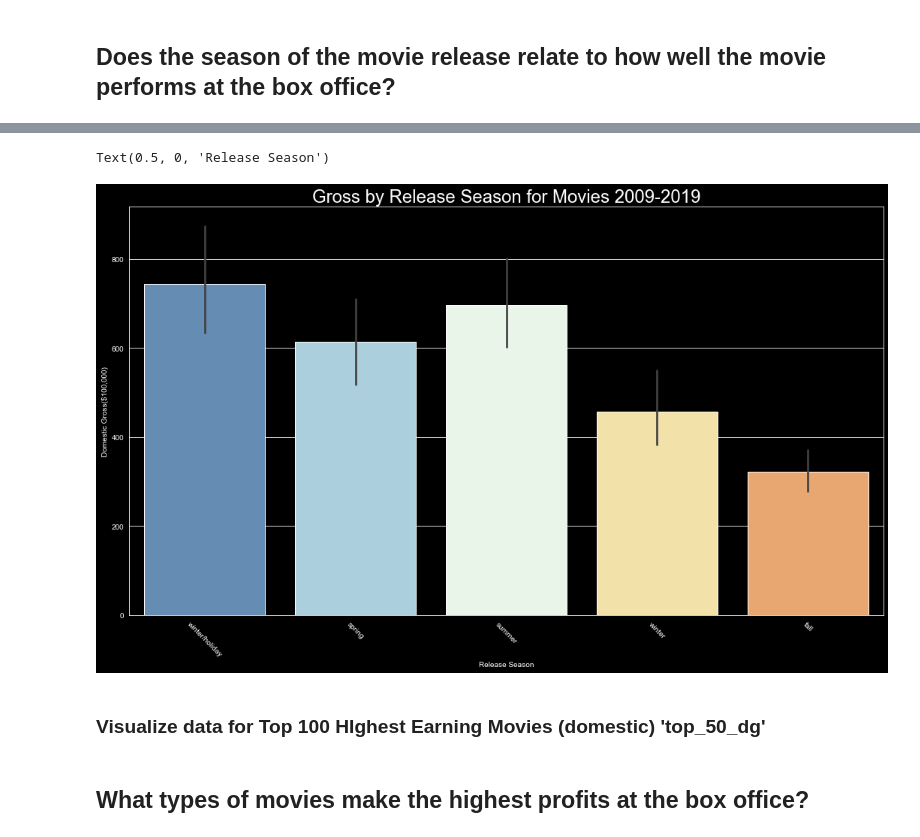
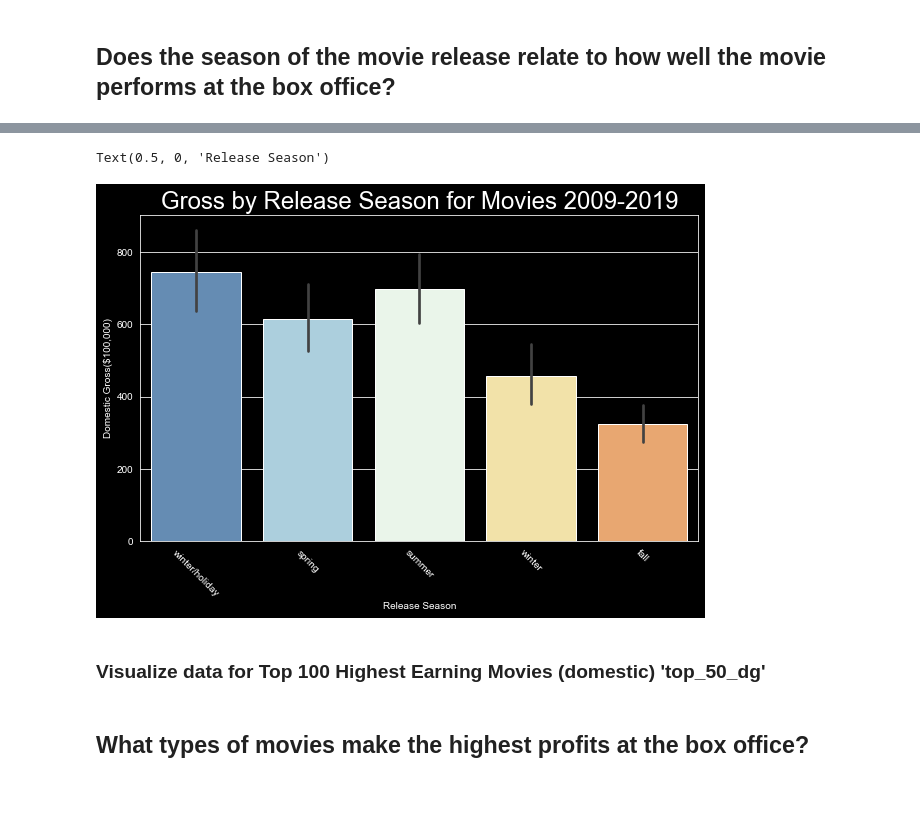
Before and after one commit to 8REN/MovieBudgets, a Jupyter notebook: student.ipynb, the cells around one changed output, grey strips where cells are left out. Saved outputs shown, nothing was run; the diff lists cells and outputs as text; code cells hidden in the pictures; blank space fills up the shorter version.

```diff
--- a/student.ipynb
+++ b/student.ipynb
@@ -744,21 +748,21 @@ Text(0.5, 0, 'Release Season')
 # %%
 # gross by release season bar graph for  recent movies dataset 2009-2019
-plt.figure(figsize=(18,10))
+plt.figure(figsize=(10,6))
 plt.style.use('dark_background')
 sns.set_palette('RdYlBu_r')
 
 # Bar Plot
 sns.barplot(x='release_season', y='domestic_gross /100,000', data=recent_movies_df)
 plt.title("Gross by Release Season for Movies 2009-2019", fontsize=24)
 # Rotate x-labels
 plt.xticks(rotation=-45)
 plt.ylabel('Domestic Gross($100,000)')
 plt.xlabel('Release Season')
 # %% [output]
 Text(0.5, 0, 'Release Season')
-[figure, old version]
+[figure, new version]
 # %% [markdown]
-### Visualize data for Top 100 HIghest Earning Movies (domestic) 'top_50_dg'
+### Visualize data for Top 100 Highest Earning Movies (domestic) 'top_50_dg'
 # %% [markdown]
 ## What types of movies make the highest profits at the box office?
 # %%
```
Also changed, not shown: parts of 35 cells of this notebook, 1 other file.
